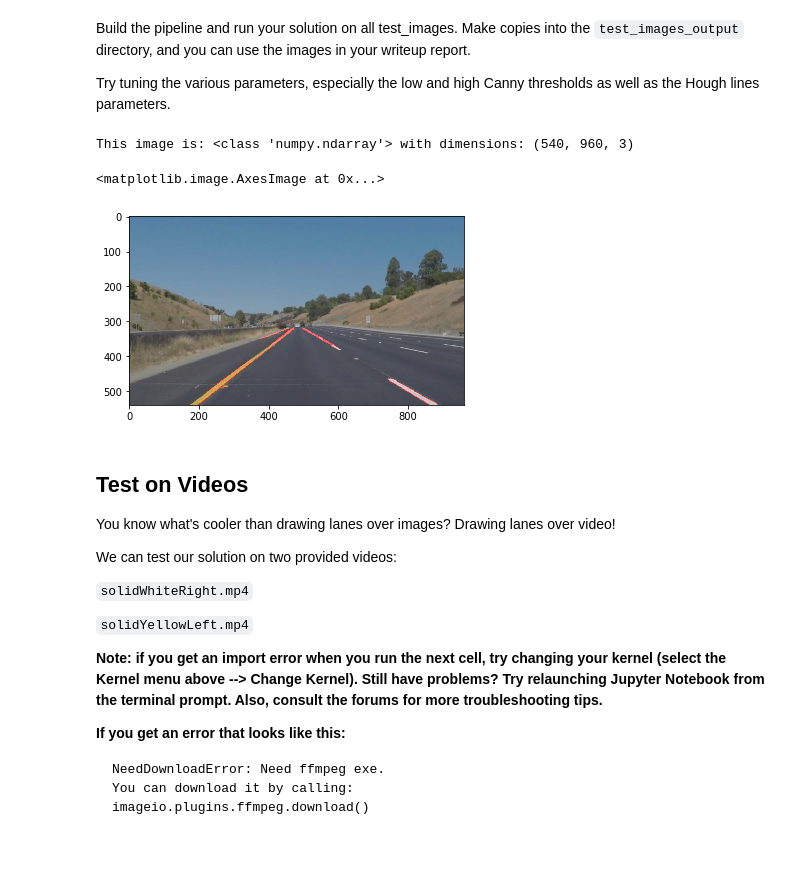
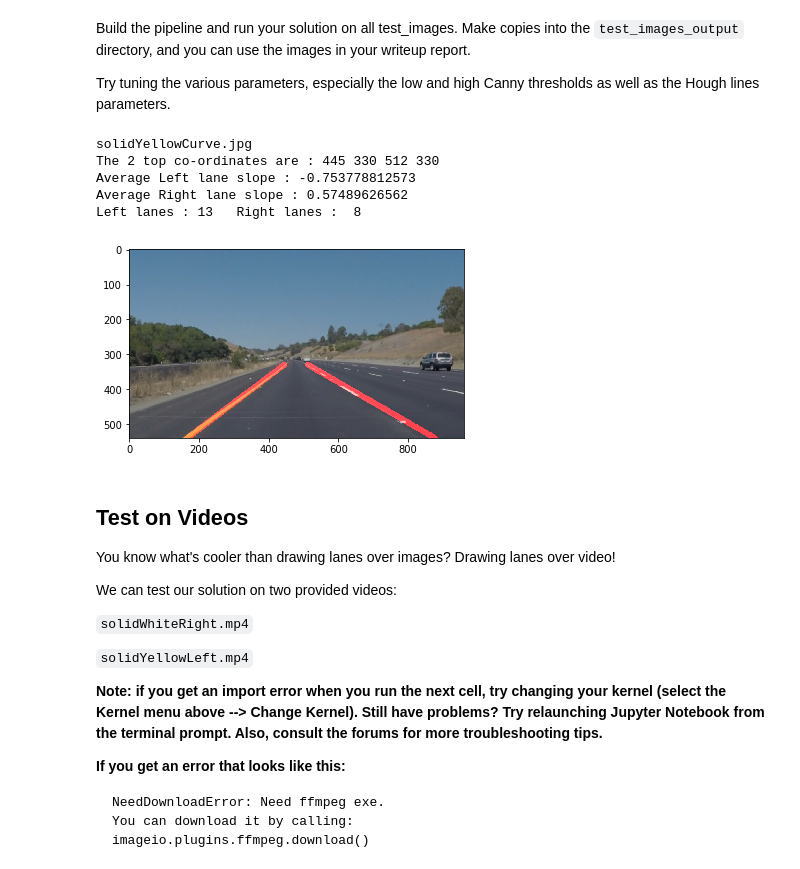
Before and after one commit to mohan-barathi/SD_Car_ND_LaneLines_P1, a Jupyter notebook: P1.ipynb, the cells around one changed output. Cells and saved outputs as stored; diff of their text form; code cells hidden in the pictures.

Commit message:
Modified the draw_lines function, to draw a single lane line over the image frames

```diff
--- a/P1.ipynb
+++ b/P1.ipynb
@@ -244,24 +336,21 @@ def draw_lane_lines(input_image):
 # %%
 def iterate_test_image():
     tes_images_list = os.listdir("test_images/")
     for each_image in tes_images_list:
+        print (each_image)
         test_output = draw_lane_lines(mpimg.imread('test_images/'+each_image))
-        mpimg.imsave("test_images_output/"+"output_"+each_image, test_output)
-
+        plt.imshow(test_output)
+        mpimg.imsave("test_images_output/"+"output_Solid_"+each_image, test_output)
+        break
 
 iterate_test_image()
+# %% [output]
+solidYellowCurve.jpg
+The 2 top co-ordinates are : 445 330 512 330
+Average Left lane slope : -0.753778812573
+Average Right lane slope : 0.57489626562
+Left lanes : 13   Right lanes :  8
+[figure, added]
-# %%
-#reading in an image
-image = mpimg.imread('test_images/whiteCarLaneSwitch.jpg')
-
-#printing out some stats and plotting
-annotated_image = draw_lane_lines(image)
-print('This image is:', type(annotated_image), 'with dimensions:', image.shape)
-plt.imshow(annotated_image)
-# %% [output]
-This image is: <class 'numpy.ndarray'> with dimensions: (540, 960, 3)
-<matplotlib.image.AxesImage at 0x...>
-[figure, removed]
 # %% [markdown]
 ## Test on Videos
 
```
Also changed, not shown: parts of 8 cells of this notebook, 5 other files.
